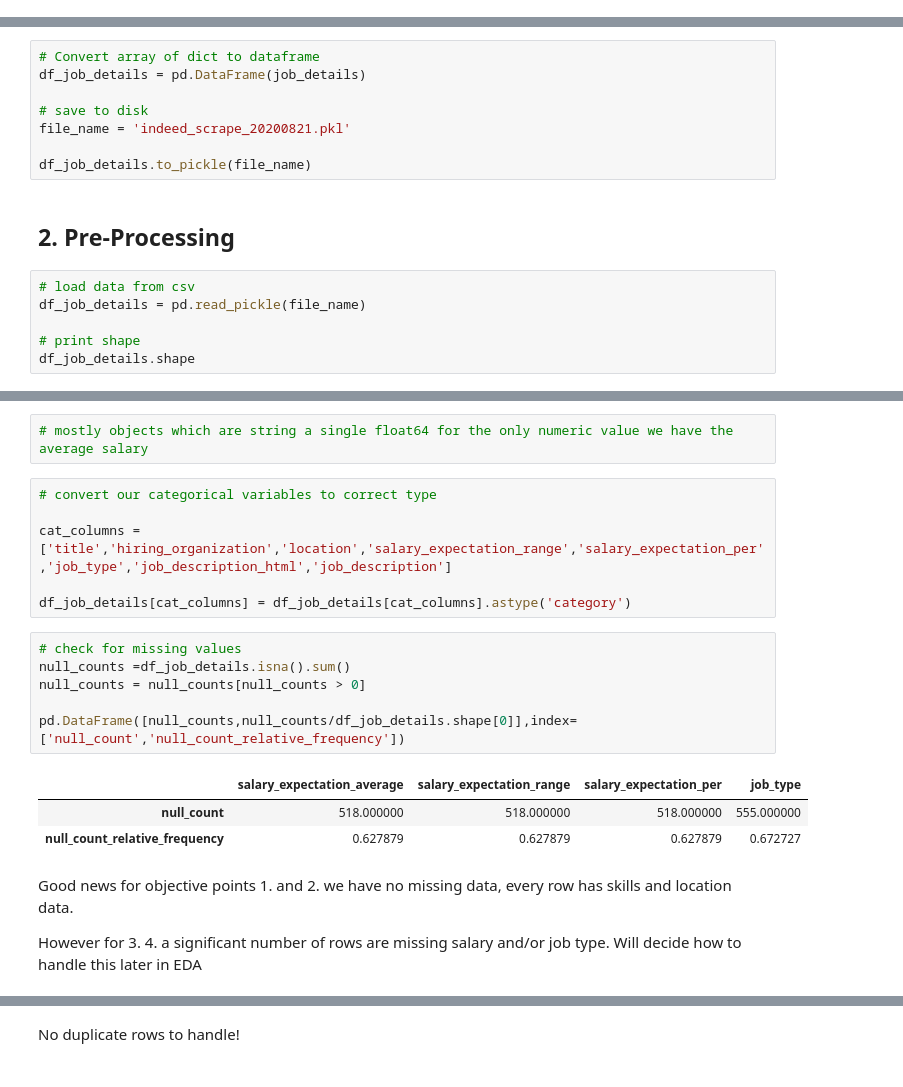
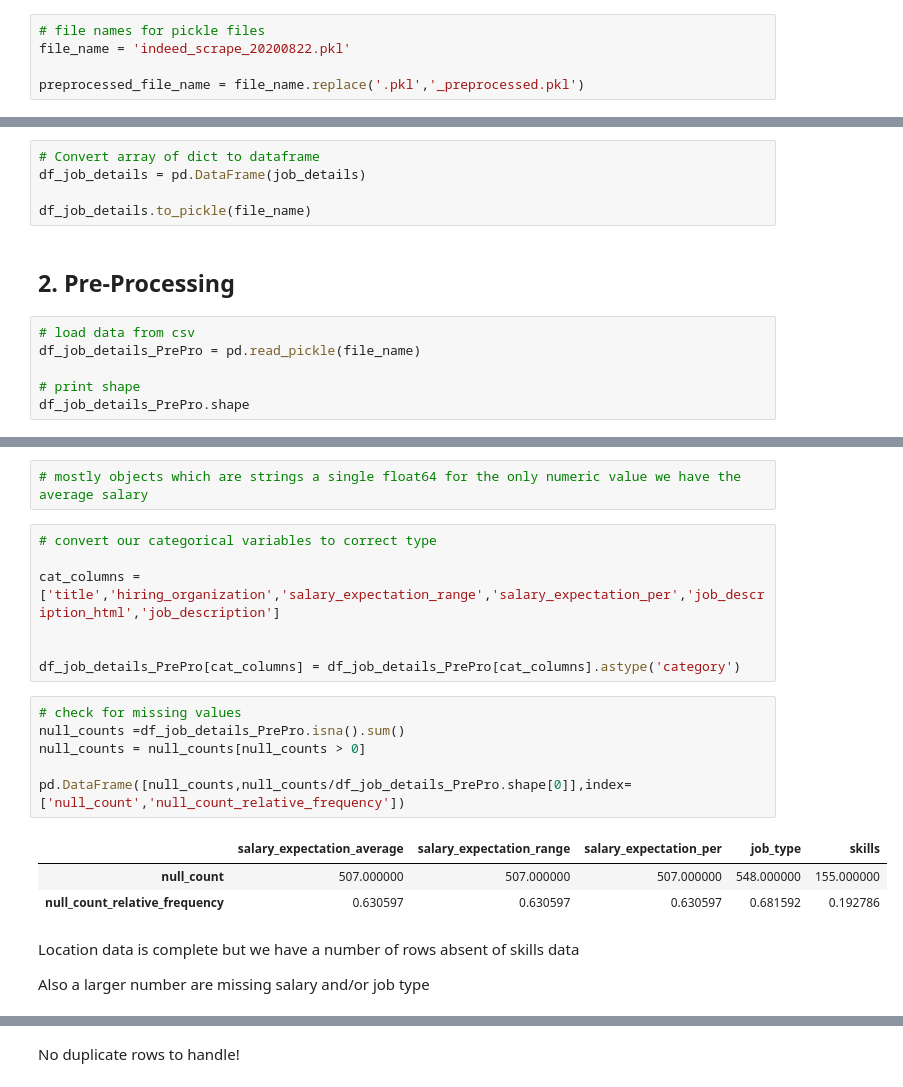
Before and after one commit to neilpmayhew/udacity-data-scientist-nd, a Jupyter notebook: 01-data-science-blog/uk-data-science-job-analysis.ipynb, the cells around one changed output, grey strips where cells are left out. Drawn from its saved outputs; the diff is of its cells as text.

```diff
--- a/01-data-science-blog/uk-data-science-job-analysis.ipynb
+++ b/01-data-science-blog/uk-data-science-job-analysis.ipynb
@@ -25,3 +25,8 @@ import json
+# %%
+# file names for pickle files
+file_name = 'indeed_scrape_20200822.pkl'
+
+preprocessed_file_name = file_name.replace('.pkl','_preprocessed.pkl')
 # %%
  def scrape_indeed_job_ids(query):
     """
@@ -139,16 +146,13 @@ for i in trange(len(job_ids)):
 # Convert array of dict to dataframe
 df_job_details = pd.DataFrame(job_details)
 
-# save to disk
-file_name = 'indeed_scrape_20200821.pkl'
-
 df_job_details.to_pickle(file_name)
 # %% [markdown]
 ## 2. Pre-Processing
 # %%
 # load data from csv
-df_job_details = pd.read_pickle(file_name)
+df_job_details_PrePro = pd.read_pickle(file_name)
 
 # print shape
-df_job_details.shape
+df_job_details_PrePro.shape
 # %% [output]
@@ -180,27 +184,28 @@ job_description_html           object
 job_description                object
 dtype: object
 # %%
-# mostly objects which are string a single float64 for the only numeric value we have the average salary
+# mostly objects which are strings a single float64 for the only numeric value we have the average salary
 # %%
 # convert our categorical variables to correct type
 
-cat_columns = ['title','hiring_organization','location','salary_expectation_range','salary_expectation_per','job_type','job_description_html','job_description']
+cat_columns = ['title','hiring_organization','salary_expectation_range','salary_expectation_per','job_description_html','job_description']
 
-df_job_details[cat_columns] = df_job_details[cat_columns].astype('category')
+
+df_job_details_PrePro[cat_columns] = df_job_details_PrePro[cat_columns].astype('category')
 # %%
 # check for missing values
-null_counts =df_job_details.isna().sum()
+null_counts =df_job_details_PrePro.isna().sum()
 null_counts = null_counts[null_counts > 0]
 
-pd.DataFrame([null_counts,null_counts/df_job_details.shape[0]],index=['null_count','null_count_relative_frequency'])
+pd.DataFrame([null_counts,null_counts/df_job_details_PrePro.shape[0]],index=['null_count','null_count_relative_frequency'])
 # %% [output]
-|  | salary_expectation_average | salary_expectation_range | salary_expectation_per | job_type |
-| null_count | 518.000000 | 518.000000 | 518.000000 | 555.000000 |
-| null_count_relative_frequency | 0.627879 | 0.627879 | 0.627879 | 0.672727 |
+|  | salary_expectation_average | salary_expectation_range | salary_expectation_per | job_type | skills |
+| null_count | 507.000000 | 507.000000 | 507.000000 | 548.000000 | 155.000000 |
+| null_count_relative_frequency | 0.630597 | 0.630597 | 0.630597 | 0.681592 | 0.192786 |
-# %% [markdown]
-Good news for objective points 1. and 2. we have no missing data, every row has skills and location data.
-
-However for 3. 4. a significant number of rows are missing salary and/or job type. Will decide how to handle this later in EDA
+# %% [markdown]
+Location data is complete but we have a number of rows absent of skills data
+
+Also a larger number are missing salary and/or job type
 # %%
 # check for duplicates
 # skills column consists of list objects which are not hashable we will need to convert to a hashable type such as Tuple
```
Also changed, not shown: parts of 40 cells of this notebook.
